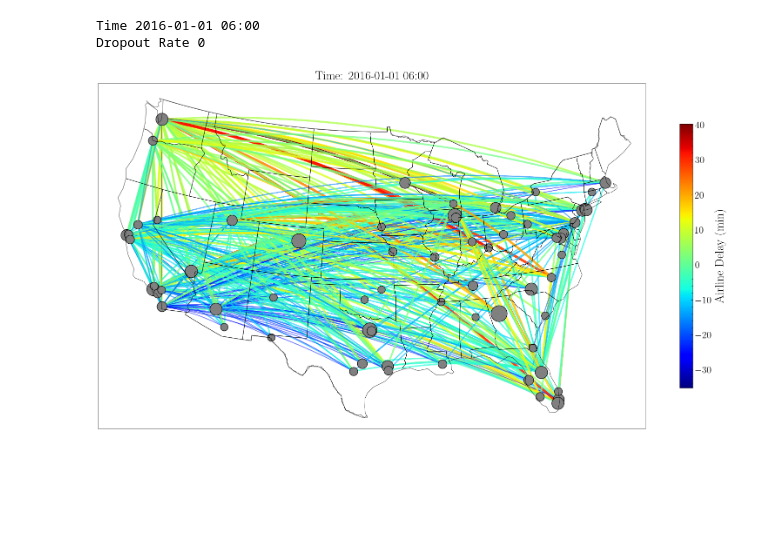
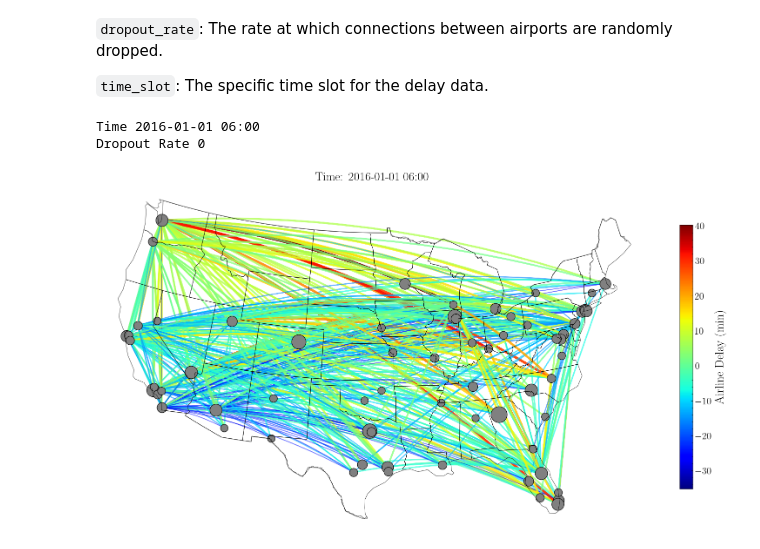
Before and after one commit to TobyYang7/US-Geo-Space-VIS, a Jupyter notebook: space_vis_airline.ipynb, the cells around one changed output. Saved outputs shown, nothing was run; the diff lists cells and outputs as text; code cells hidden in the pictures; blank space fills up the shorter version.

```diff
--- a/space_vis_airline.ipynb
+++ b/space_vis_airline.ipynb
@@ -38,6 +38,10 @@ df_arr = pd.DataFrame(arr, index=range(
     78912), columns=us_airport_loc['Name'].tolist())
 df_dep = pd.DataFrame(dep, index=range(
     78912), columns=us_airport_loc['Name'].tolist())
+# %% [markdown]
+`dropout_rate`: The rate at which connections between airports are randomly dropped.
+
+`time_slot`: The specific time slot for the delay data.
 # %%
 def plot_map(ax, time_slot, delay_type='dep', dropout_rate=0.5):
     map = Basemap(llcrnrlon=-120, llcrnrlat=22, urcrnrlon=-63, urcrnrlat=49,
@@ -45,10 +49,7 @@ def plot_map(ax, time_slot, delay_type='dep', dropout_rate=0.5):
                   resolution='i', area_thresh=1000., projection='lcc',
                   lat_1=33, lat_2=45, lat_0=39, lon_0=-96, ax=ax)
 
-    # Use white background with black lines
     map.readshapefile('geo-boundaries-us-110m/shp/ne_110m_admin_1_states_provinces_shp', 'countries', drawbounds=True)
-    # map.readshapefile('udata/geo-boundaries-us-110m/shp/ne_110m_admin_1_states_provinces_shp', 'countries', drawbounds=True)
-    # map.drawstates(linewidth=1, color='black')
     map.drawcountries(linewidth=0.5, color='black')
 
     od_delay = get_od_delay(time_slot, 70, dropout_rate=dropout_rate)
@@ -56,35 +57,36 @@ def plot_map(ax, time_slot, delay_type='dep', dropout_rate=0.5):
     plot_airports(ax, map, s=40, time_slot=time_slot, delay_type=delay_type)
     return map
 
 
 fig, ax = plt.subplots(figsize=(16, 9))
 dropout = 0
 time_slot = 0
 od_delay = get_od_delay(time_slot, 70, dropout_rate=dropout)
 plot_map(ax, time_slot, 'dep', dropout_rate=dropout)
 ax.set_title('Time: ' + slot_to_time(time_slot), fontsize=20)
 plt.tight_layout()
 
-# for spine in ax.spines.values():
-#     spine.set_visible(False)
+# if you want to remove the frame
+for spine in ax.spines.values():
+    spine.set_visible(False)
 
 
 od_values = list(od_delay.values())
 norm = plt.Normalize(min(od_values), max(od_values))
 cmap = plt.get_cmap('jet')
 sm = plt.cm.ScalarMappable(cmap=cmap, norm=norm)
 sm.set_array([])
 cbar = plt.colorbar(sm, label='Airline Delay (min)', shrink=0.72, ax=ax)
 cbar.set_label('Airline Delay (min)', fontsize=20)
 cbar.ax.tick_params(labelsize=16)
 
 
 print('Time', slot_to_time(time_slot))
 print('Dropout Rate', dropout)
 plt.show()
 # %% [output]
 Time 2016-01-01 06:00
 Dropout Rate 0
-[figure, old version]
+[figure, new version]
 # %%
 # get_od_delay(0, 70)
```
Also changed, not shown: parts of 1 cell of this notebook, 1 other file.
